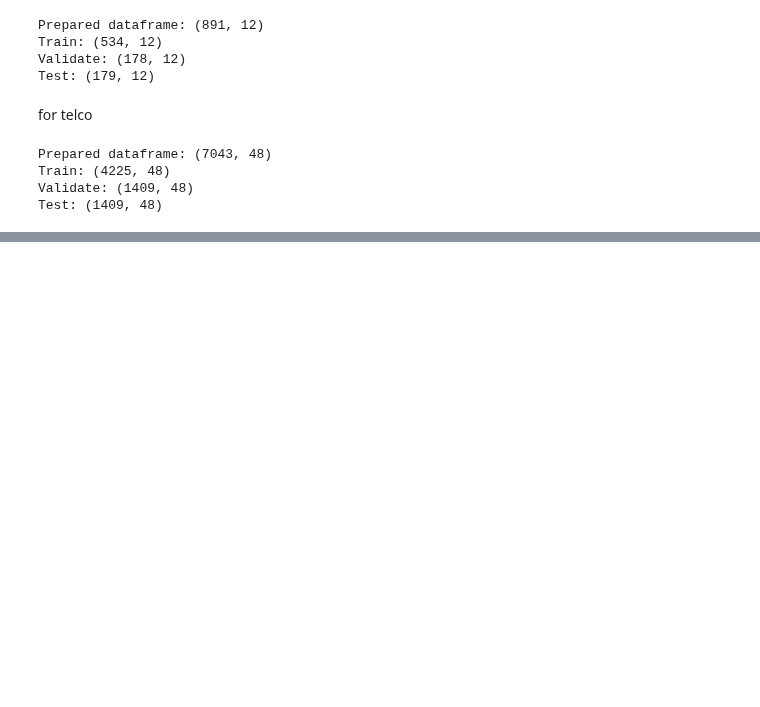
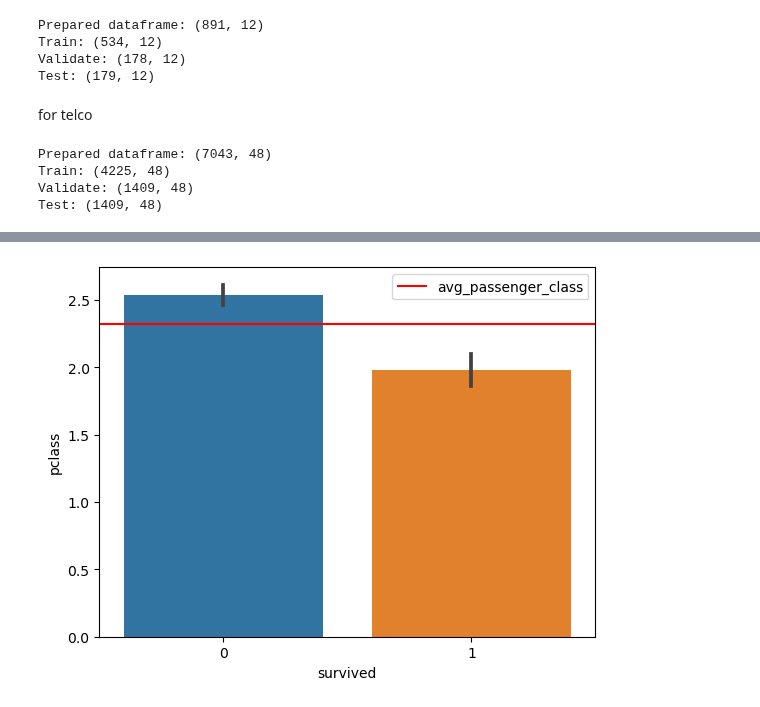
Before and after one commit to JAJCole/classification-exercises, a Jupyter notebook: classification_exercises.ipynb, the cells around one changed output, grey strips where cells are left out. Drawn from its saved outputs; the diff is of its cells as text; code cells hidden in the pictures; blank space fills up the shorter version.

```diff
--- a/classification_exercises.ipynb
+++ b/classification_exercises.ipynb
@@ -897,0 +875,9 @@ Visualize the interaction of each measurement type with the others using a pairp
+# %%
+
+sns.barplot(x='survived', y='pclass', data=train_tit)
+avg_class = train_tit.pclass.mean()
+plt.axhline(avg_class, label='avg_passenger_class', color='r')
+plt.legend()
+plt.show()
+# %% [output]
+[figure, added]
```
Also changed, not shown: parts of 77 cells of this notebook.
